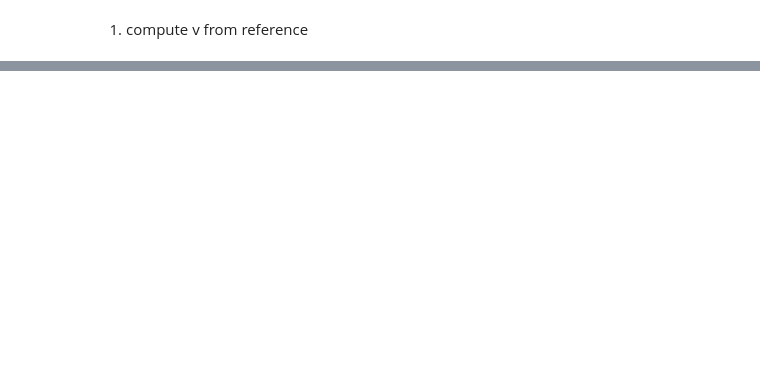
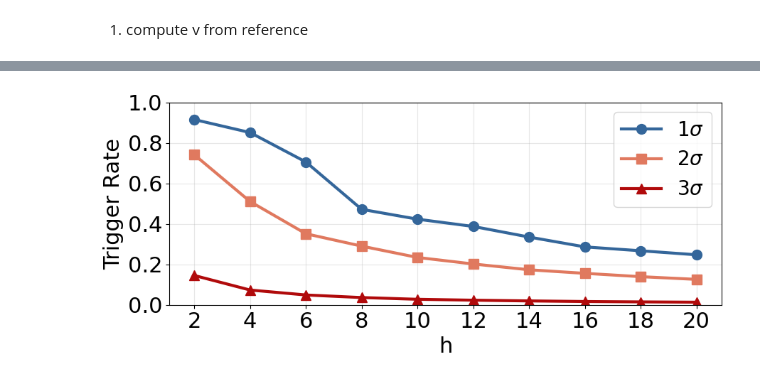
Before and after one commit to SafeNetIoT/LANTERN, a Jupyter notebook: calibration/calibration.ipynb, the cells around one changed output, grey strips where cells are left out. Cells and saved outputs as stored; diff of their text form; code cells hidden in the pictures; blank space fills up the shorter version.

Commit message:
calibration

```diff
--- a/calibration/calibration.ipynb
+++ b/calibration/calibration.ipynb
@@ -207,7 +207,7 @@ def evaluate(z, f1, nu, h):
         "avg_f1_before_trigger": avg_f1_before,
     }
 # %%
-h_list = [2, 4, 6, 8, 10, 15, 20]
+h_list = [2, 4, 6, 8, 10, 12, 14, 16, 18, 20]
 
 results = []
 
@@ -244,14 +243,0 @@ print(res_df.sort_values(["nu_name", "h"]))
-# %%
-import matplotlib.pyplot as plt
-
-plt.figure()
-
-for nu_name in res_df["nu_name"].unique():
-    sub = res_df[res_df["nu_name"] == nu_name]
-    plt.plot(sub["h"], sub["trigger_rate"], marker="o", label=nu_name)
-
-plt.xlabel("h")
-plt.ylabel("trigger_rate")
-plt.title("Trigger Rate vs h")
-plt.legend()
-plt.show()
@@ -259,0 +244,65 @@ plt.show()
+# %%
+import matplotlib.pyplot as plt
+
+# --- Style config ---
+FIG_SIZE = (9, 4)
+FONT_LABEL = 22
+FONT_TICK = 22
+FONT_LEGEND = 20
+FONT_TITLE = 22
+
+COLORS = {
+    "1sigma": "#34669A",
+    "2sigma": "#E0795F",
+    "3sigma": "#B00A0B",
+}
+
+LABEL_MAP = {
+    "1sigma": r"$1\sigma$",
+    "2sigma": r"$2\sigma$",
+    "3sigma": r"$3\sigma$",
+}
+
+# NEW: marker styles
+MARKERS = {
+    "1sigma": "o",   # circle
+    "2sigma": "s",   # square
+    "3sigma": "^",   # triangle
+}
+
+# --- Plot ---
+plt.figure(figsize=FIG_SIZE)
+
+for nu_name in sorted(res_df["nu_name"].unique()):
+    sub = res_df[res_df["nu_name"] == nu_name]
+    plt.plot(
+        sub["h"],
+        sub["trigger_rate"],
+        marker=MARKERS.get(nu_name, "o"),
+        linewidth=3,
+        markersize=10,
+        color=COLORS.get(nu_name, None),
+        label=LABEL_MAP[nu_name]
+    )
+
+# --- Labels ---
+plt.xlabel("h", fontsize=FONT_LABEL)
+plt.ylabel("Trigger Rate", fontsize=FONT_LABEL)
+
+# --- Ticks ---
+plt.xticks(fontsize=FONT_TICK)
+plt.xticks(h_list)
+plt.yticks(fontsize=FONT_TICK)
+
+# --- Legend ---
+plt.legend(fontsize=FONT_LEGEND)
+
+# --- Grid ---
+plt.grid(alpha=0.3)
+
+plt.ylim(0, 1)
+plt.tight_layout()
+plt.savefig("../data/figs/rq3_calibration_overview.pdf", bbox_inches="tight")
+plt.show()
+# %% [output]
+[figure, added]
```
Also changed, not shown: parts of 11 cells of this notebook, 36 other files.
